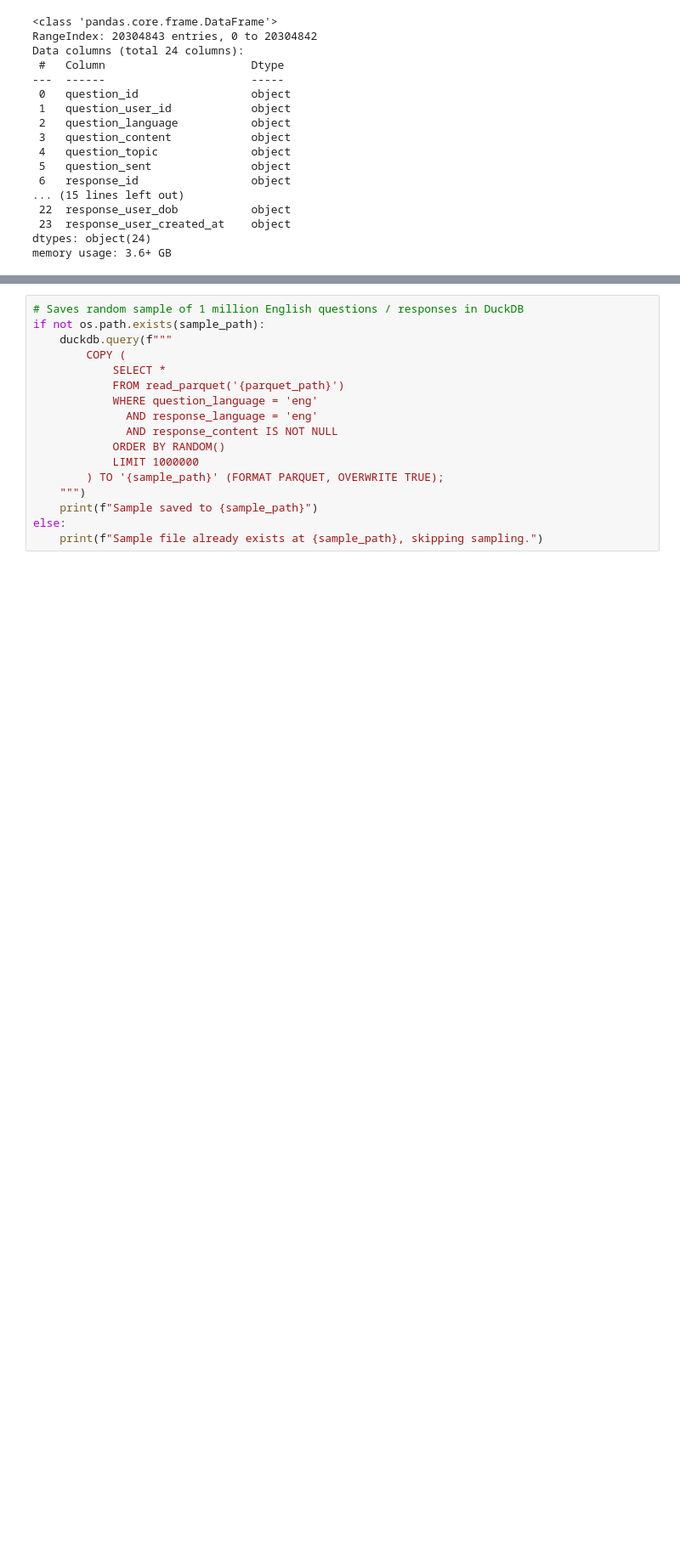
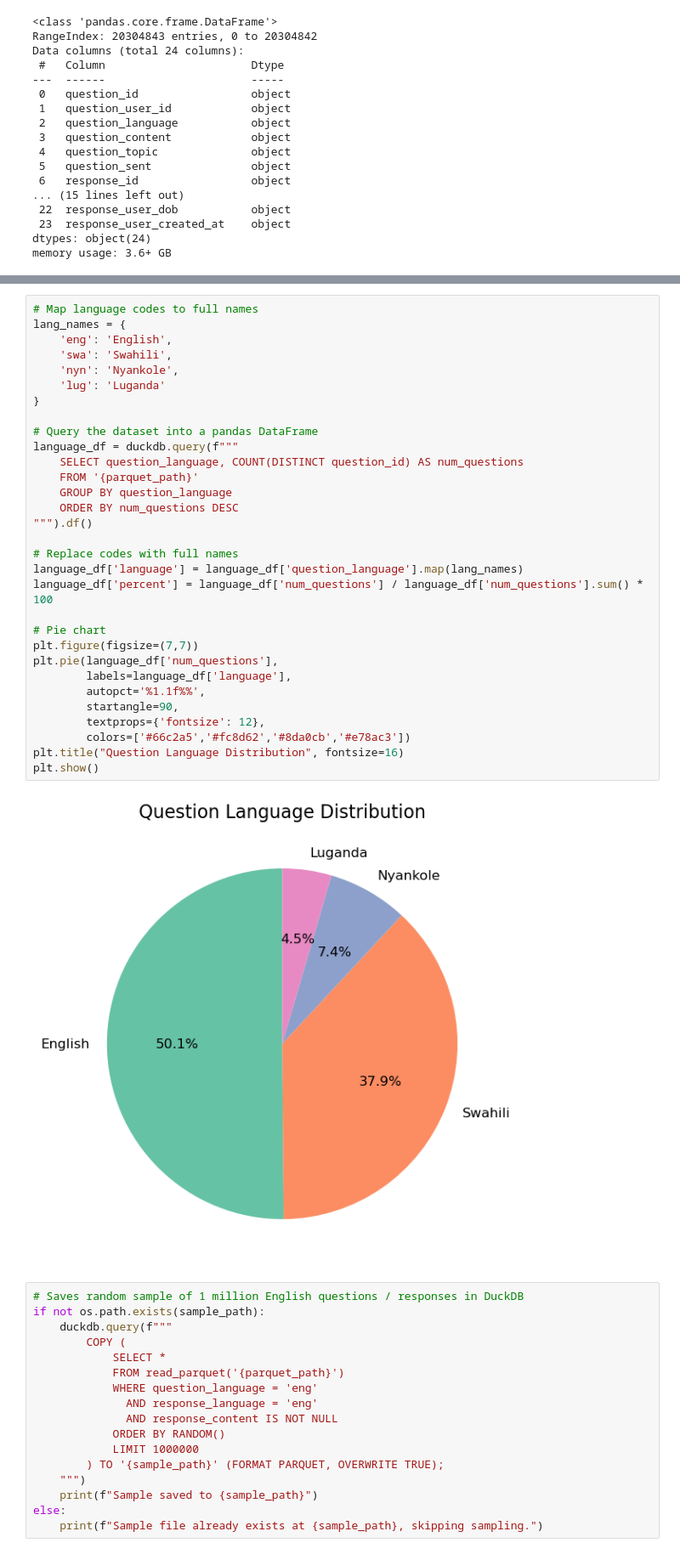
Before and after one commit to ruggbk/datakit-smallholder-farmers-fall-2025, a Jupyter notebook: BKR_generalEDA/notebooks/parquet_conversion.ipynb, the cells around one changed output, grey strips where cells are left out. Shown: that part at 85% size. Saved outputs shown, nothing was run; the diff lists cells and outputs as text; blank space fills up the shorter version.

```diff
--- a/BKR_generalEDA/notebooks/parquet_conversion.ipynb
+++ b/BKR_generalEDA/notebooks/parquet_conversion.ipynb
@@ -117,3 +141,36 @@ df.head()
+# %%
+# Map language codes to full names
+lang_names = {
+    'eng': 'English',
+    'swa': 'Swahili',
+    'nyn': 'Nyankole',
+    'lug': 'Luganda'
+}
+
+# Query the dataset into a pandas DataFrame
+language_df = duckdb.query(f"""
+    SELECT question_language, COUNT(DISTINCT question_id) AS num_questions
+    FROM '{parquet_path}'
+    GROUP BY question_language
+    ORDER BY num_questions DESC
+""").df()
+
+# Replace codes with full names
+language_df['language'] = language_df['question_language'].map(lang_names)
+language_df['percent'] = language_df['num_questions'] / language_df['num_questions'].sum() * 100
+
+# Pie chart
+plt.figure(figsize=(7,7))
+plt.pie(language_df['num_questions'],
+        labels=language_df['language'],
+        autopct='%1.1f%%',
+        startangle=90,
+        textprops={'fontsize': 12},
+        colors=['#66c2a5','#fc8d62','#8da0cb','#e78ac3'])
+plt.title("Question Language Distribution", fontsize=16)
+plt.show()
+# %% [output]
+[figure, added]
 # %%
 # Saves random sample of 1 million English questions / responses in DuckDB
 if not os.path.exists(sample_path):
```
Also changed, not shown: parts of 5 cells of this notebook, 7 other files.
